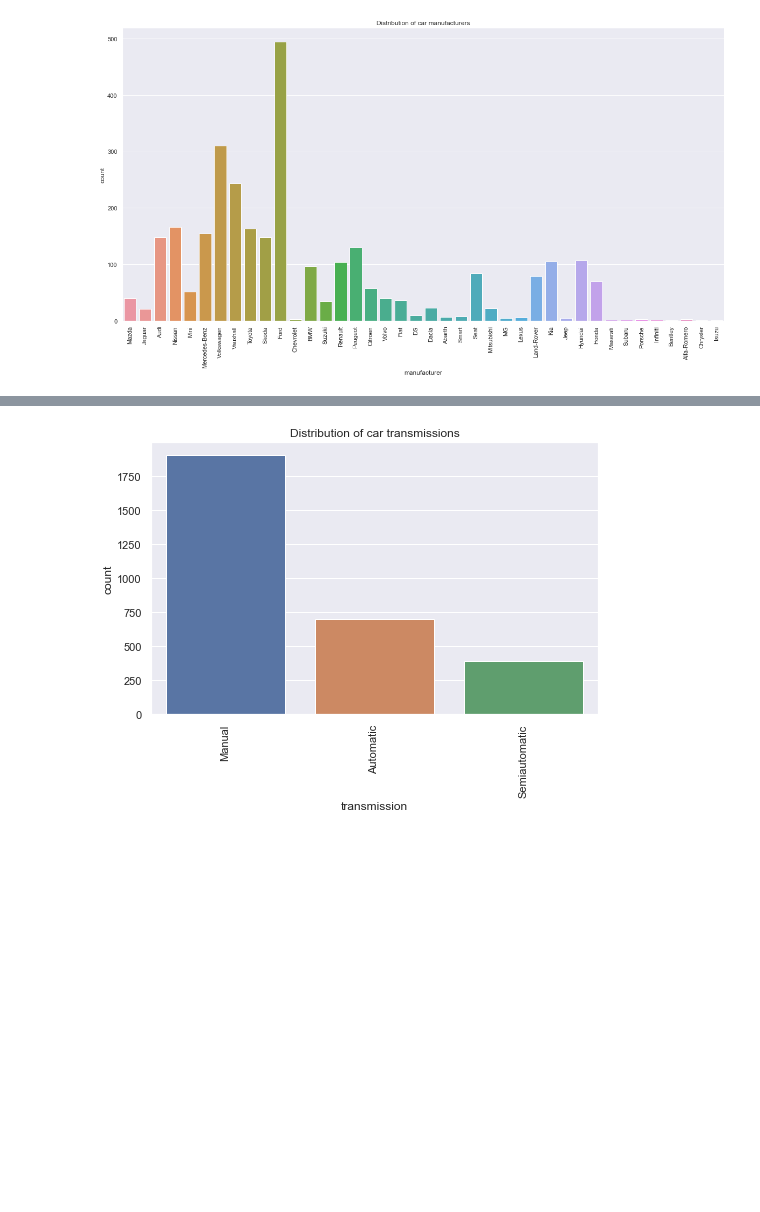
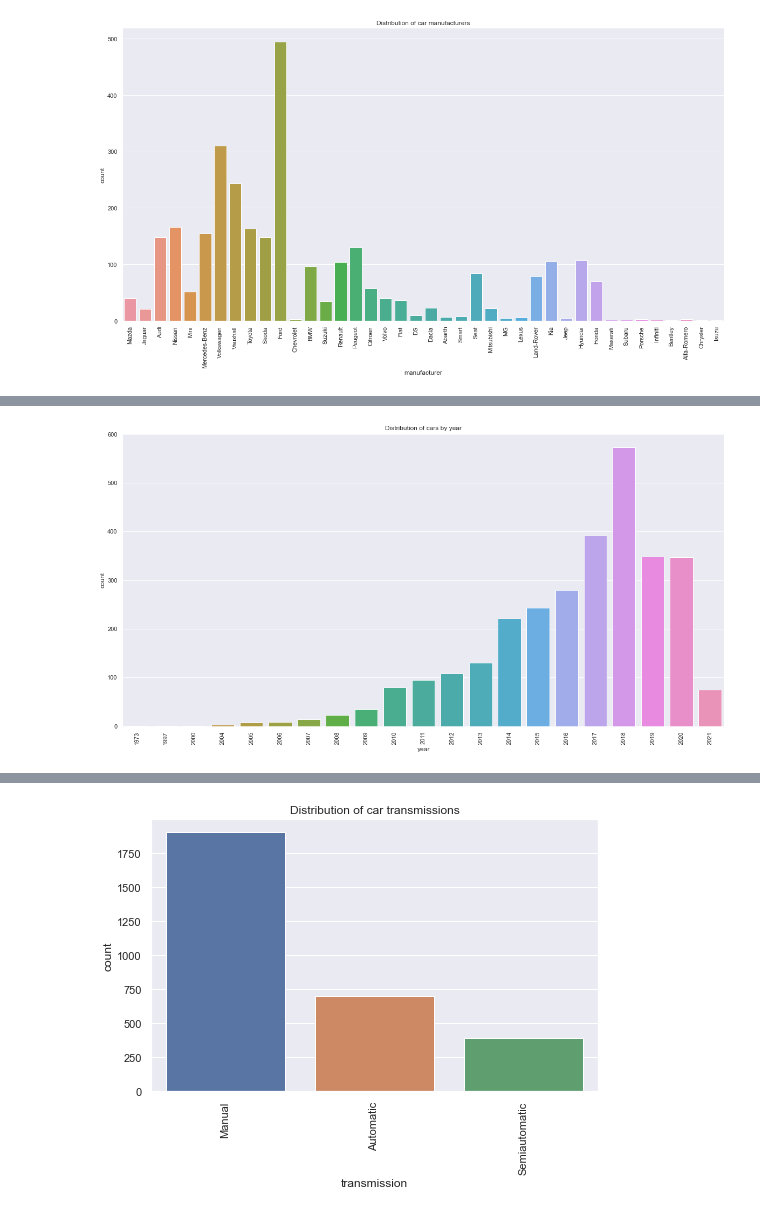
Before and after one commit to VictorUmunna/Car-Price-Prediction, a Jupyter notebook: exploratory_analysis.ipynb, the cells around one changed output, grey strips where cells are left out. Saved outputs shown, nothing was run; the diff lists cells and outputs as text; code cells hidden in the pictures; blank space fills up the shorter version.

```diff
--- a/exploratory_analysis.ipynb
+++ b/exploratory_analysis.ipynb
@@ -109 +106,10 @@ Isuzu              1
 Name: manufacturer, dtype: int64
+# %%
+#count of cars by year
+fig = plt.figure(figsize=(20,10))
+sns.countplot(data.year)
+plt.title("Distribution of cars by year")
+plt.xticks(rotation=90);
+plt.savefig('distribution-of-car-by-year.png')
+# %% [output]
+[figure, added]
```
Also changed, not shown: parts of 7 cells of this notebook, 2 other files.
